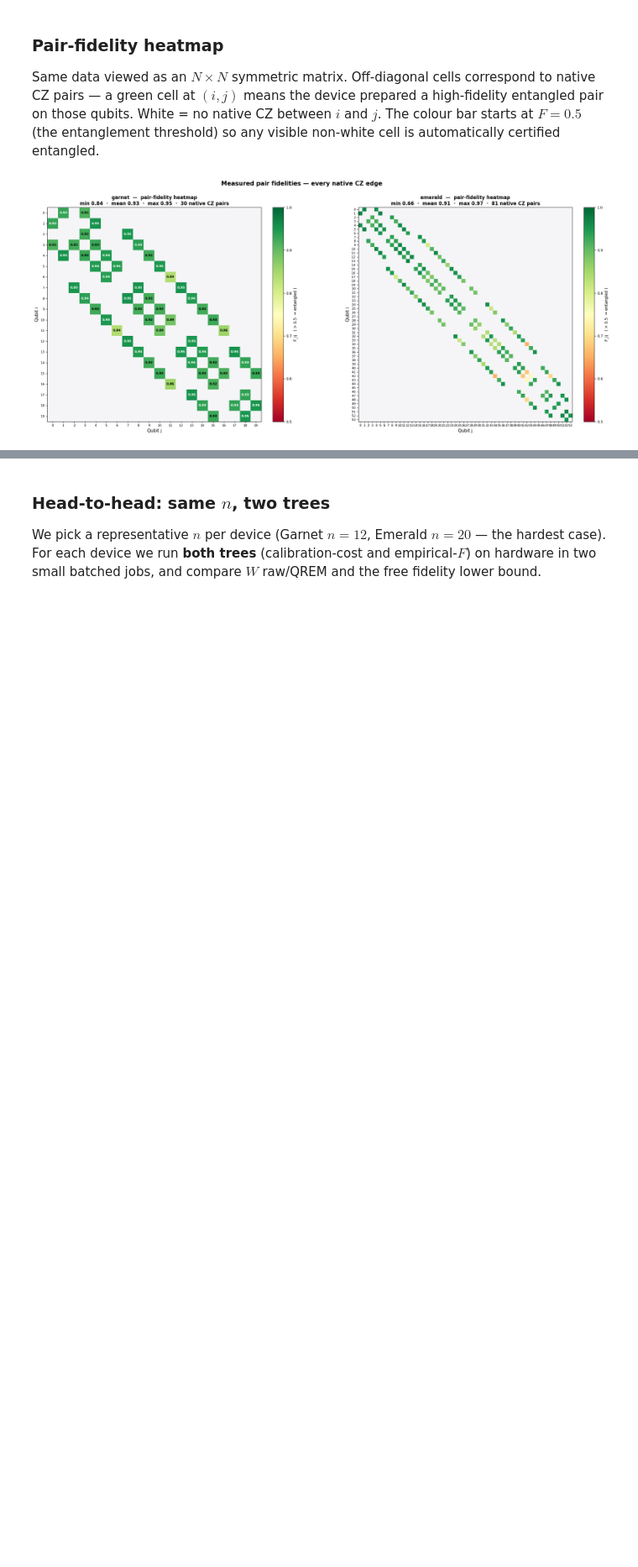
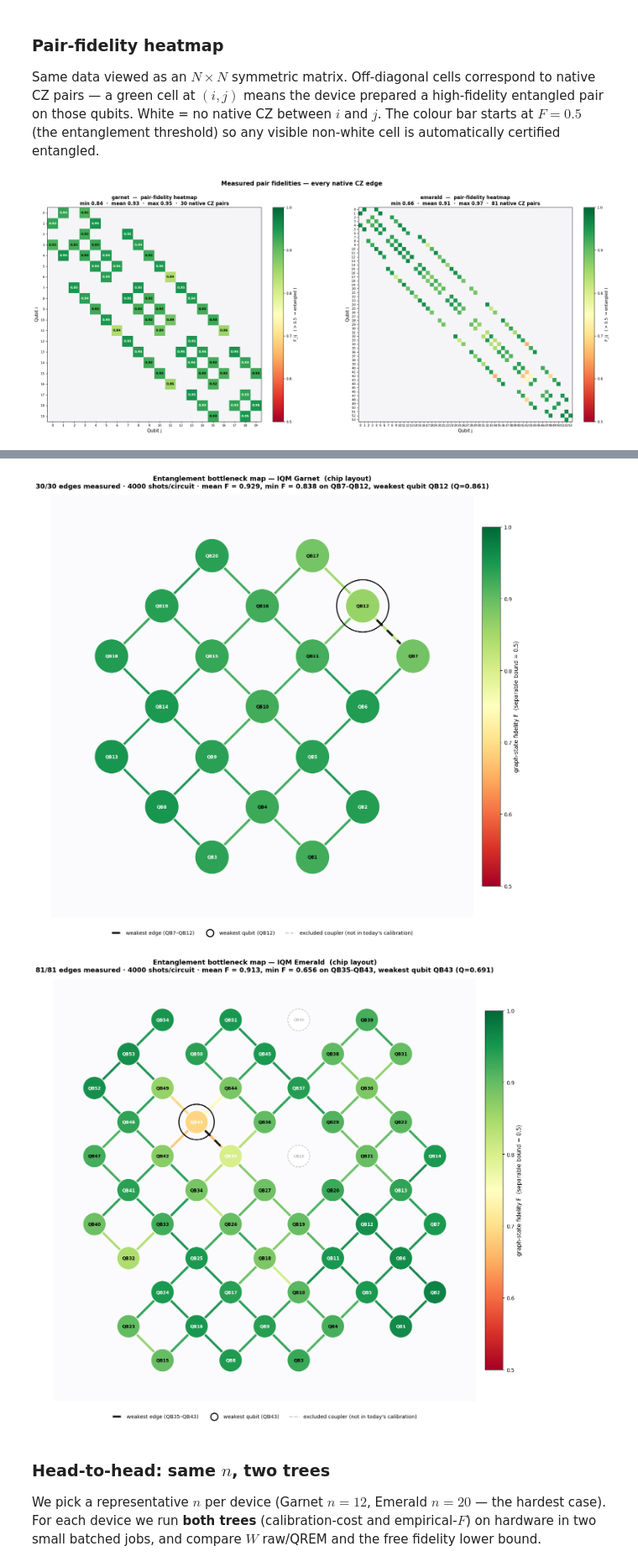
Before and after one commit to GrigoVyd/iqm_qte, a Jupyter notebook: experiments/witness_my_entanglement.ipynb, the cells around one changed output, grey strips where cells are left out. Shown at 84% size. Cells and saved outputs as stored; diff of their text form; code cells hidden in the pictures; blank space fills up the shorter version.

```diff
--- a/experiments/witness_my_entanglement.ipynb
+++ b/experiments/witness_my_entanglement.ipynb
@@ -989,3 +973,27 @@ plt.show()
+# %%
+from src.diagnostics import plot_bottleneck_map
+
+# One full-size bottleneck map per device (separate figures so each gets
+# the full 13x13 canvas the chip layout needs to be readable).
+class _R:
+    def __init__(self, d):
+        self.edge = tuple(d["edge"]); self.F = d["F"]; self.sigma_F = d["sigma_F"]
+        self.z_score = d["z_score"]; self.entangled_3sigma = d["entangled_3sigma"]
+        self.entangled_meanonly = d["entangled_meanonly"]
+        for k in ("matching_id","shots","e_XZ","e_ZX","e_YY"):
+            setattr(self, k, d.get(k))
+results_obj = {dev: [_R(d) for d in edge_data[dev]] for dev in edge_data}
+
+for dev in results_obj:
+    plot_bottleneck_map(
+        results_obj[dev], DEVICES[dev],
+        title=f"Entanglement bottleneck map — IQM {dev.capitalize()}  (chip layout)",
+        save_path=str(OUT / f"bottleneck_{dev}.png"),
+    )
+    plt.show()
+# %% [output]
+[figure, added]
+[figure, added]
 # %% [markdown]
 ### Head-to-head: same $n$, two trees
 
```
Also changed, not shown: parts of 4 cells of this notebook, 6 other files.
